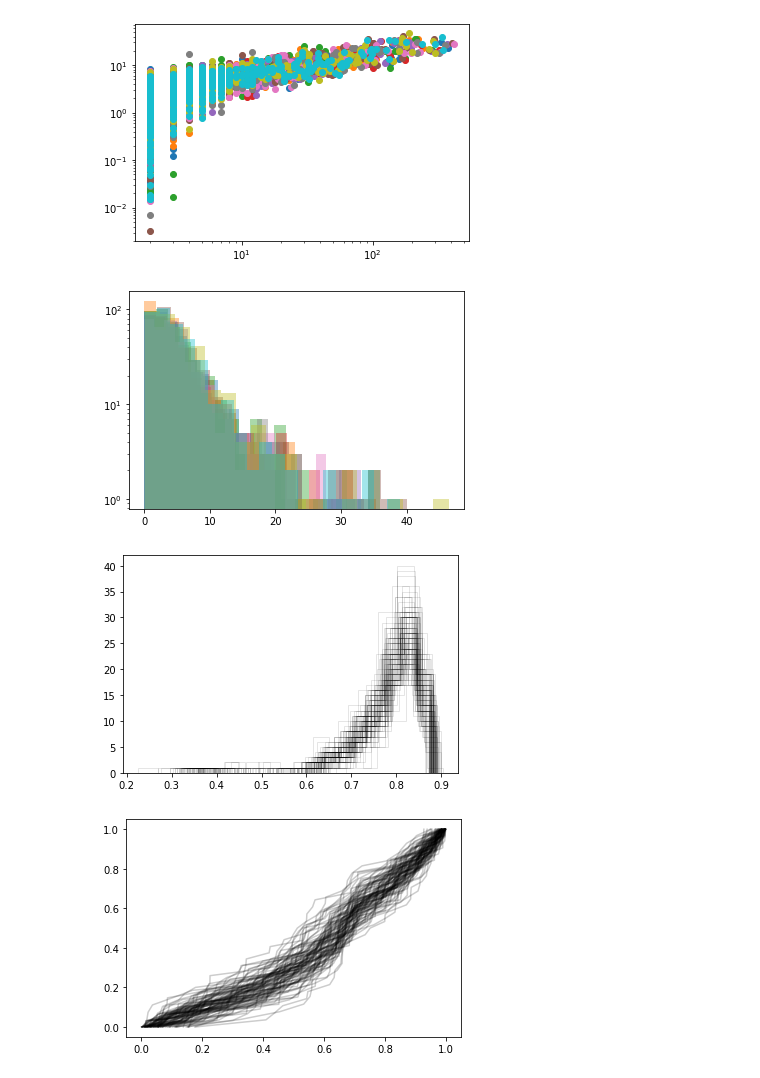
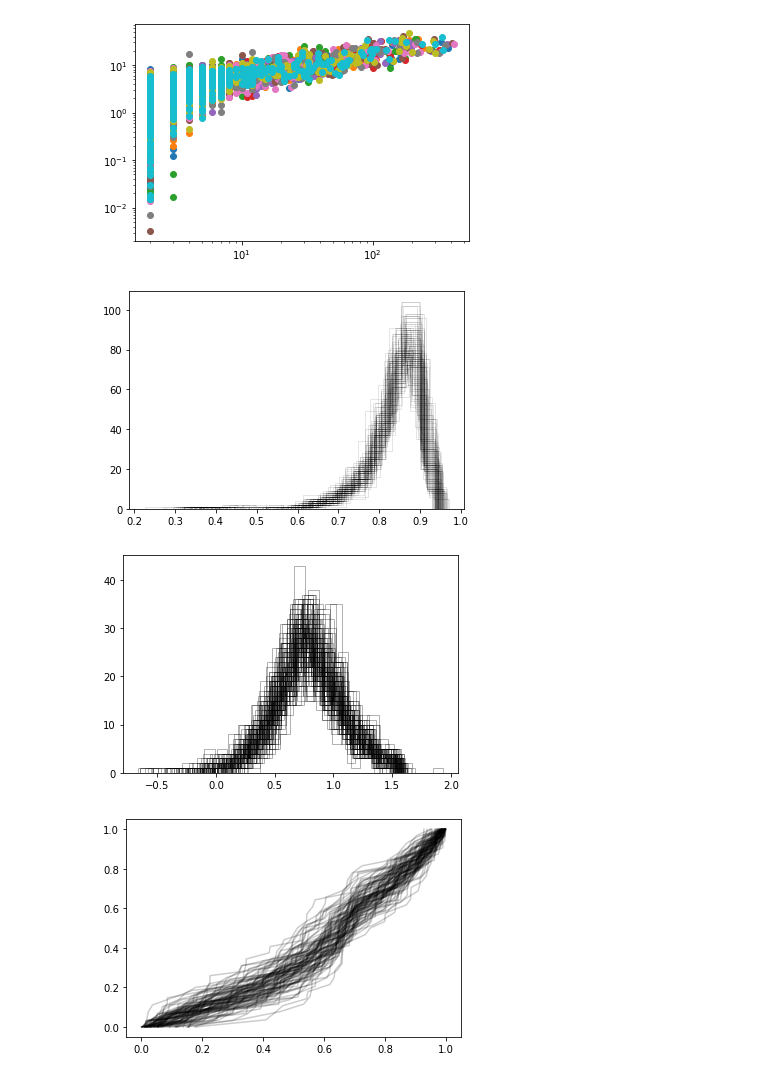
Before and after one commit to forero/DelaunayASTRA, a Jupyter notebook: nb/explore_web.ipynb, the cells around one changed output. Saved outputs shown, nothing was run; the diff lists cells and outputs as text; code cells hidden in the pictures.

Commit message:
explore void catalogs

```diff
--- a/nb/explore_web.ipynb
+++ b/nb/explore_web.ipynb
@@ -4,0 +22,5 @@ import pandas as pd
+# %%
+for i in range(100):
+    ii = voids_TNG[i]['N']>20
+    ell = 1 - np.sqrt(voids_TNG[i]['LAMBDA_3'][ii]/voids_TNG[i]['LAMBDA_1'][ii])
+    _ = plt.hist(ell, alpha=0.1, bins=15, histtype='step', color='black')
@@ -4,0 +29,18 @@ import pandas as pd
+# %%
+eigen_values = {}
+
+for v in range(100):
+    n_points = len(voids_TNG[v]['N'])
+    eigen_1 = np.ones((n_points,3))
+    for i in range(n_points):
+        eigen_1[i] = np.fromstring(voids_TNG[v]['EIGEN_1'][i][1:-1], sep=' ')
+
+    eigen_values[v] = eigen_1
+# %%
+for v in range(100):
+    ii = voids_TNG[v]['N']>3
+    component = eigen_values[v][ii,0]
+    n = len(component)
+    int_distro = np.linspace(0,1,n)
+    x = np.sort(np.abs(component))
+    plt.plot(x, int_distro, color='black', alpha=0.2)
@@ -14,7 +58,7 @@ for i in range(20):
 [figure]
 # %%
 for i in range(100):
-    ii = voids_TCW[i]['N']>10
+    ii = voids_TCW[i]['N']>3
     _ = plt.hist(np.log10(voids_TCW[i]['SIGMA_R'][ii]),
-                 alpha=0.3, log=True, bins=20, histtype='step', color='black')
+                 alpha=0.3, log=False, bins=20, histtype='step', color='black')
 # %% [output]
@@ -57,18 +101,19 @@ for i in range(10):
 # %% [output]
 [figure]
 # %%
-for i in range(10):
-    ii = voids_SDSS[i]['N']>0
-    _ = plt.hist(voids_SDSS[i]['SIGMA_R'][ii], log=True, bins=20, alpha=0.4)
+for i in range(100):
+    ii = voids_SDSS[i]['N']>2
+    ell = 1 - np.sqrt(voids_SDSS[i]['LAMBDA_3'][ii]/voids_SDSS[i]['LAMBDA_1'][ii])
+    _ = plt.hist(ell, alpha=0.1, bins=15, histtype='step', color='black')
 # %% [output]
-[figure, old version]
+[figure, new version]
 # %%
 for i in range(100):
-    ii = voids_SDSS[i]['N']>10
-    ell = 1 - np.sqrt(voids_SDSS[i]['LAMBDA_3'][ii]/voids_SDSS[i]['LAMBDA_1'][ii])
-    _ = plt.hist(ell, alpha=0.1, bins=15, histtype='step', color='black')
+    ii = voids_SDSS[i]['N']>3
+    _ = plt.hist(np.log10(voids_SDSS[i]['SIGMA_R'][ii]),
+                 alpha=0.3, log=False, bins=20, histtype='step', color='black')
 # %% [output]
-[figure, old version]
+[figure, new version]
 # %%
 eigen_values = {}
 
```
Also changed, not shown: parts of 6 cells of this notebook.
